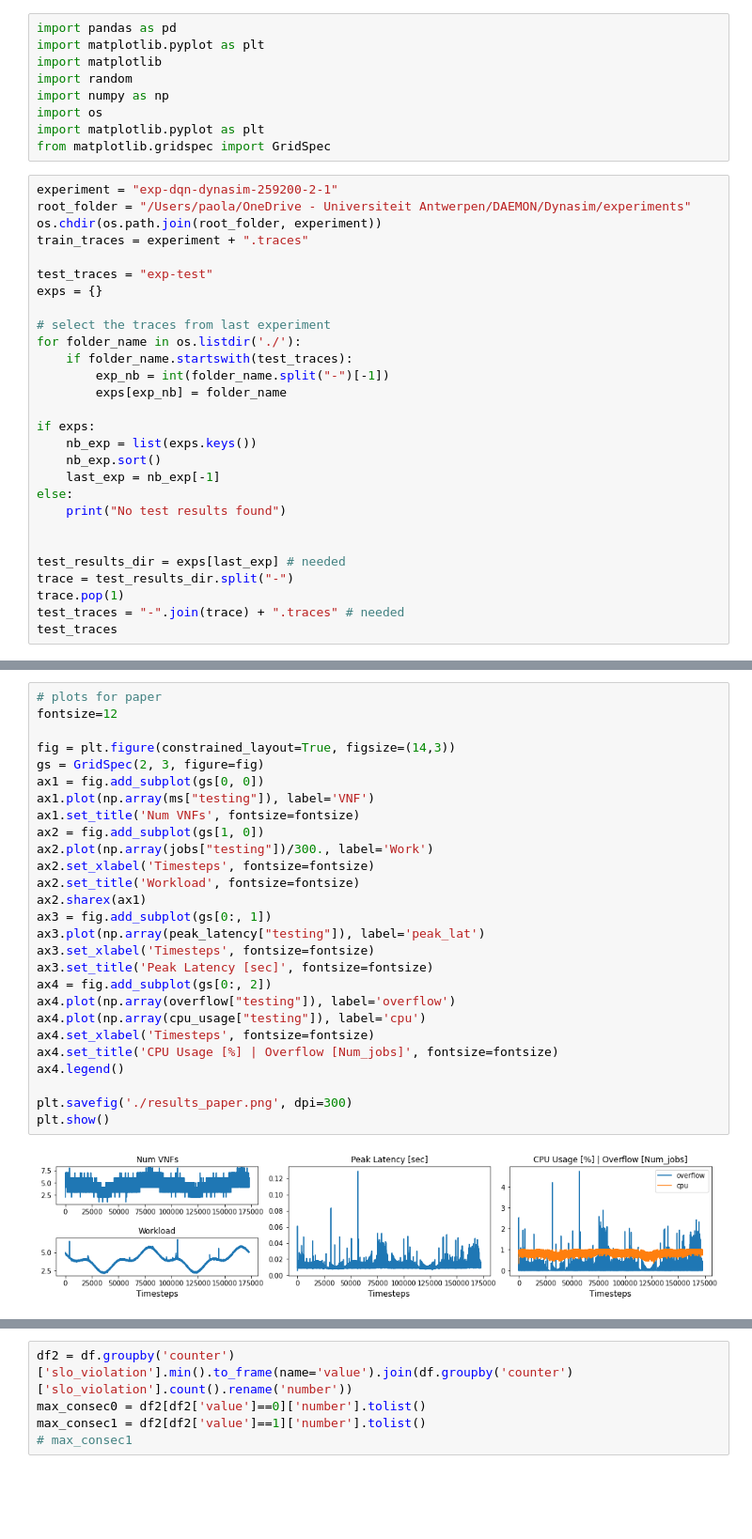
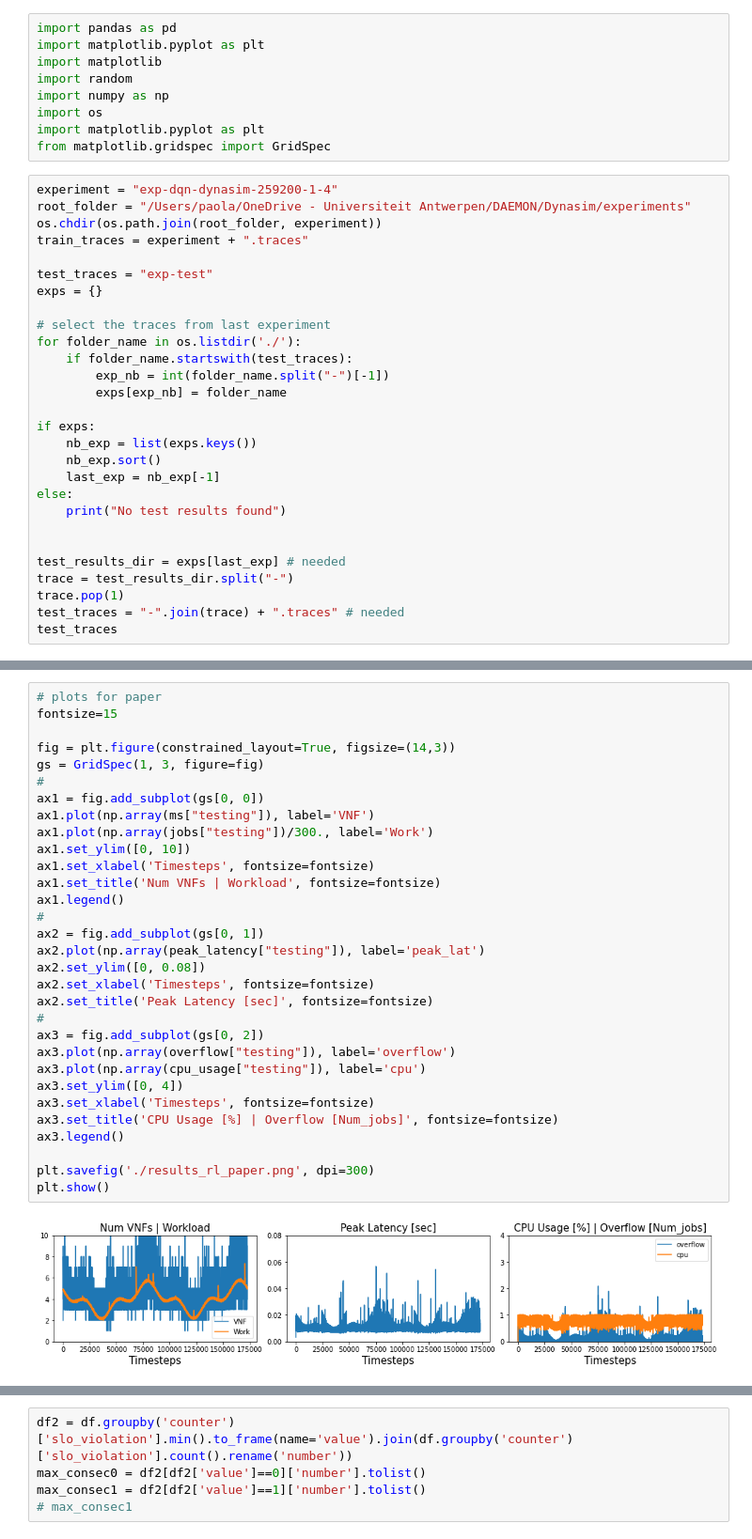
Before and after one commit to psotoarenas/RL_autoscalers_dynasim, a Jupyter notebook: plot_notebooks/dynamicsim_ai_plots.ipynb, the cells around one changed output, grey strips where cells are left out. Shown at 94% size. Cells and saved outputs as stored; diff of their text form; blank space fills up the shorter version.

```diff
--- a/plot_notebooks/dynamicsim_ai_plots.ipynb
+++ b/plot_notebooks/dynamicsim_ai_plots.ipynb
@@ -8,7 +8,7 @@ import os
 import matplotlib.pyplot as plt
 from matplotlib.gridspec import GridSpec
 # %%
-experiment = "exp-dqn-dynasim-259200-2-1"
+experiment = "exp-dqn-dynasim-259200-1-4"
 root_folder = "/Users/paola/OneDrive - Universiteit Antwerpen/DAEMON/Dynasim/experiments"
 os.chdir(os.path.join(root_folder, experiment))
 train_traces = experiment + ".traces"
@@ -202,32 +206,36 @@ plt.show()
 # %%
 # plots for paper
-fontsize=12
+fontsize=15
 
 fig = plt.figure(constrained_layout=True, figsize=(14,3))
-gs = GridSpec(2, 3, figure=fig)
+gs = GridSpec(1, 3, figure=fig)
+#
 ax1 = fig.add_subplot(gs[0, 0])
 ax1.plot(np.array(ms["testing"]), label='VNF')
-ax1.set_title('Num VNFs', fontsize=fontsize)
-ax2 = fig.add_subplot(gs[1, 0])
-ax2.plot(np.array(jobs["testing"])/300., label='Work')
+ax1.plot(np.array(jobs["testing"])/300., label='Work')
+ax1.set_ylim([0, 10])
+ax1.set_xlabel('Timesteps', fontsize=fontsize)
+ax1.set_title('Num VNFs | Workload', fontsize=fontsize)
+ax1.legend()
+#
+ax2 = fig.add_subplot(gs[0, 1])
+ax2.plot(np.array(peak_latency["testing"]), label='peak_lat')
+ax2.set_ylim([0, 0.08])
 ax2.set_xlabel('Timesteps', fontsize=fontsize)
-ax2.set_title('Workload', fontsize=fontsize)
-ax2.sharex(ax1)
-ax3 = fig.add_subplot(gs[0:, 1])
-ax3.plot(np.array(peak_latency["testing"]), label='peak_lat')
+ax2.set_title('Peak Latency [sec]', fontsize=fontsize)
+#
+ax3 = fig.add_subplot(gs[0, 2])
+ax3.plot(np.array(overflow["testing"]), label='overflow')
+ax3.plot(np.array(cpu_usage["testing"]), label='cpu')
+ax3.set_ylim([0, 4])
 ax3.set_xlabel('Timesteps', fontsize=fontsize)
-ax3.set_title('Peak Latency [sec]', fontsize=fontsize)
-ax4 = fig.add_subplot(gs[0:, 2])
-ax4.plot(np.array(overflow["testing"]), label='overflow')
-ax4.plot(np.array(cpu_usage["testing"]), label='cpu')
-ax4.set_xlabel('Timesteps', fontsize=fontsize)
-ax4.set_title('CPU Usage [%] | Overflow [Num_jobs]', fontsize=fontsize)
-ax4.legend()
+ax3.set_title('CPU Usage [%] | Overflow [Num_jobs]', fontsize=fontsize)
+ax3.legend()
 
-plt.savefig('./results_paper.png', dpi=300)
+plt.savefig('./results_rl_paper.png', dpi=300)
 plt.show()
 # %% [output]
-[figure, old version]
+[figure, new version]
 # %%
 # statistics
 df = pd.DataFrame({'num_ms': ms["testing"], 'peak_latency': peak_latency["testing"]})
```
Also changed, not shown: parts of 10 cells of this notebook, 4 other files.
